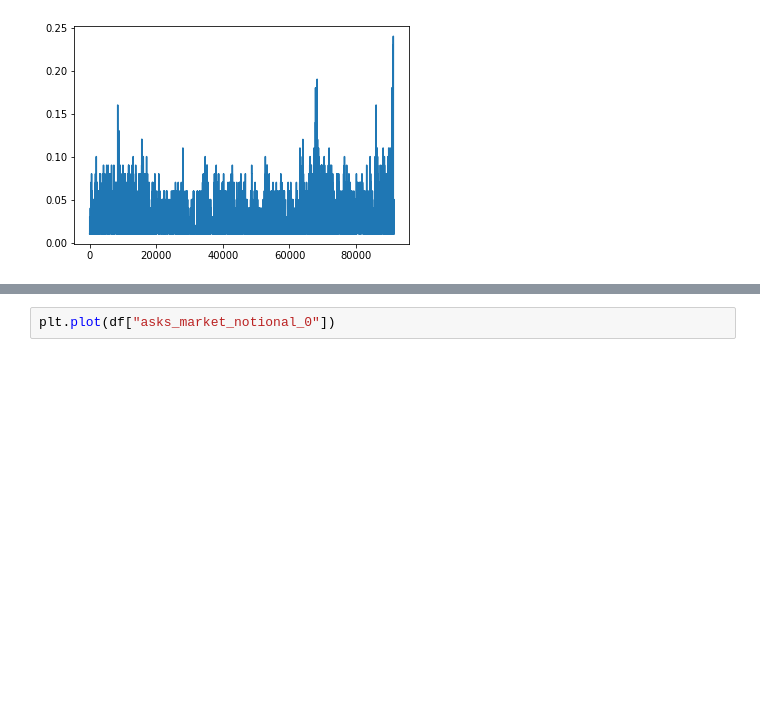
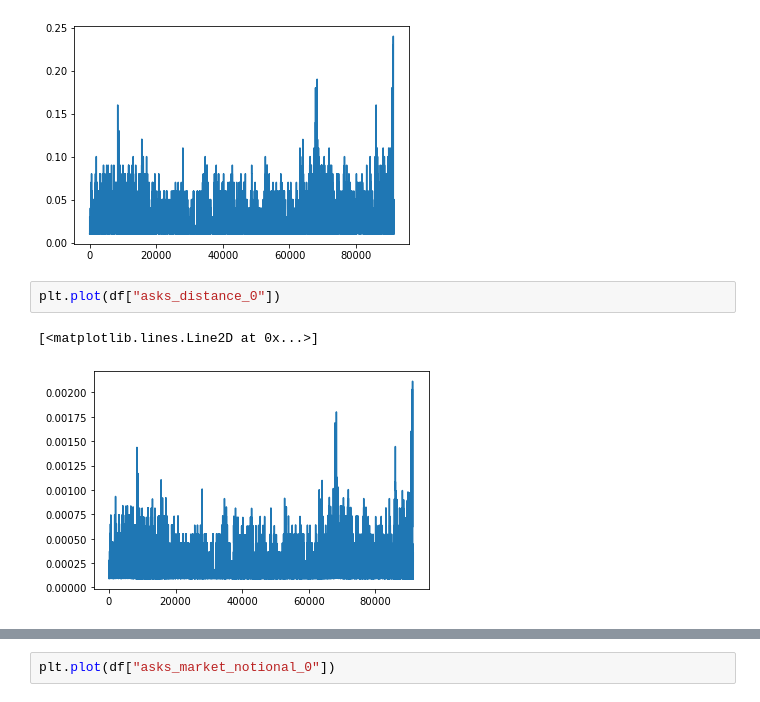
Before and after one commit to martin-sn/MastersThesis, a Jupyter notebook: CryptoTest.ipynb, the cells around one changed output, grey strips where cells are left out. Drawn from its saved outputs; the diff is of its cells as text; blank space fills up the shorter version.

```diff
--- a/CryptoTest.ipynb
+++ b/CryptoTest.ipynb
@@ -137,6 +154,11 @@ plt.plot(df["spread"])
 # %% [output]
 [<matplotlib.lines.Line2D at 0x...>]
 [figure]
+# %%
+plt.plot(df["asks_distance_0"])
+# %% [output]
+[<matplotlib.lines.Line2D at 0x...>]
+[figure, added]
 # %%
 plt.plot(df["bids_distance_0"])
 # %% [output]
```
Also changed, not shown: parts of 35 cells of this notebook, 1 other file.
